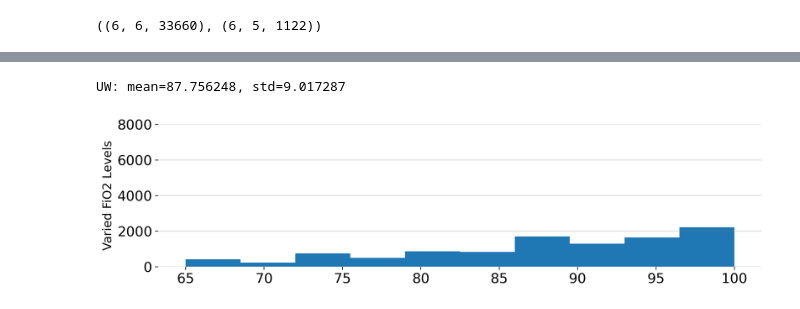
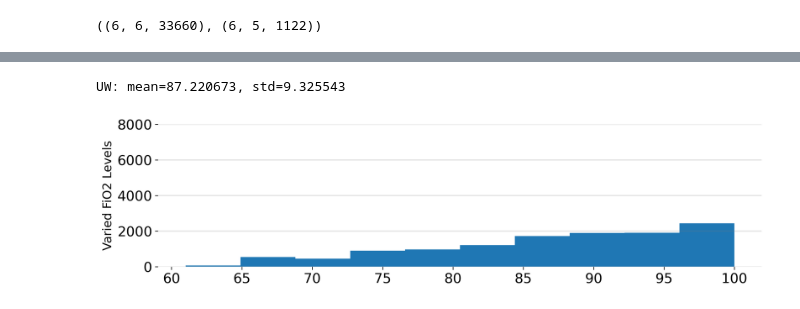
Before and after one commit to ubicomplab/oximetry-phone-cam-data, a Jupyter notebook: examples/visualization.ipynb, the cells around one changed output, grey strips where cells are left out. Cells and saved outputs as stored; diff of their text form; code cells hidden in the pictures.

```diff
--- a/examples/visualization.ipynb
+++ b/examples/visualization.ipynb
@@ -85,9 +88,9 @@ def make_temp_data(data_uw, groundtruth_uw, data_idx=[], gt_ind = 3):
 
     return {"data": results_data_list, "gt": results_gt_list, "fps": fps_list}
 # %%
-""" Histogram of UW data distribution"""
+# Plot a historgram of the data distribution
 def hist_UW():
-    all_data_idx = np.ones((5,2)) # only the 5 patients used
+    all_data_idx = np.ones((6,2))
     all_seq = make_temp_data(data, groundtruth, gt_ind=3, data_idx=all_data_idx)
     gtdatapoints = []
     for seq in all_seq["gt"]:
@@ -101,32 +104,33 @@ def hist_UW():
 
     ax.set_ylim(top=8000)
 
     locs = ax.yaxis.get_ticklocs()
     labs = ax.yaxis.get_ticklabels()
     # print([lab.get_text() for lab in ax.yaxis.get_ticklabels()])
     new_locs = []
     new_labs = []
     for i, (loc, lab) in enumerate(list(zip(locs, labs))):
         if (i) % 2 == 0:
             # if i == 0:
             #     continue
             new_locs.append(loc)
             new_labs.append(lab)
             plt.axhline(y=loc, color="grey", alpha=0.2)
 
     ax.set_yticks(new_locs)
     ax.set_yticklabels(["0", "2000", "4000", "6000", "8000"], fontsize=16)
 
     # ax.set_xticks(ax.get_xticks(), fontsize=16)
     plt.setp(ax.get_xticklabels(), fontsize=16)
     ax.spines["right"].set_visible(False)
     ax.spines["left"].set_visible(False)
     ax.spines["top"].set_visible(False)
     ax.spines["bottom"].set_visible(False)
 
     ax.set_ylabel("Varied FiO2 Levels", fontsize=14)
     plt.tight_layout()
+
 hist_UW()
 # %% [output]
-UW: mean=87.756248, std=9.017287
+UW: mean=87.220673, std=9.325543
-[figure, old version]
+[figure, new version]
```
Also changed, not shown: parts of 3 cells of this notebook, 2 other files.
